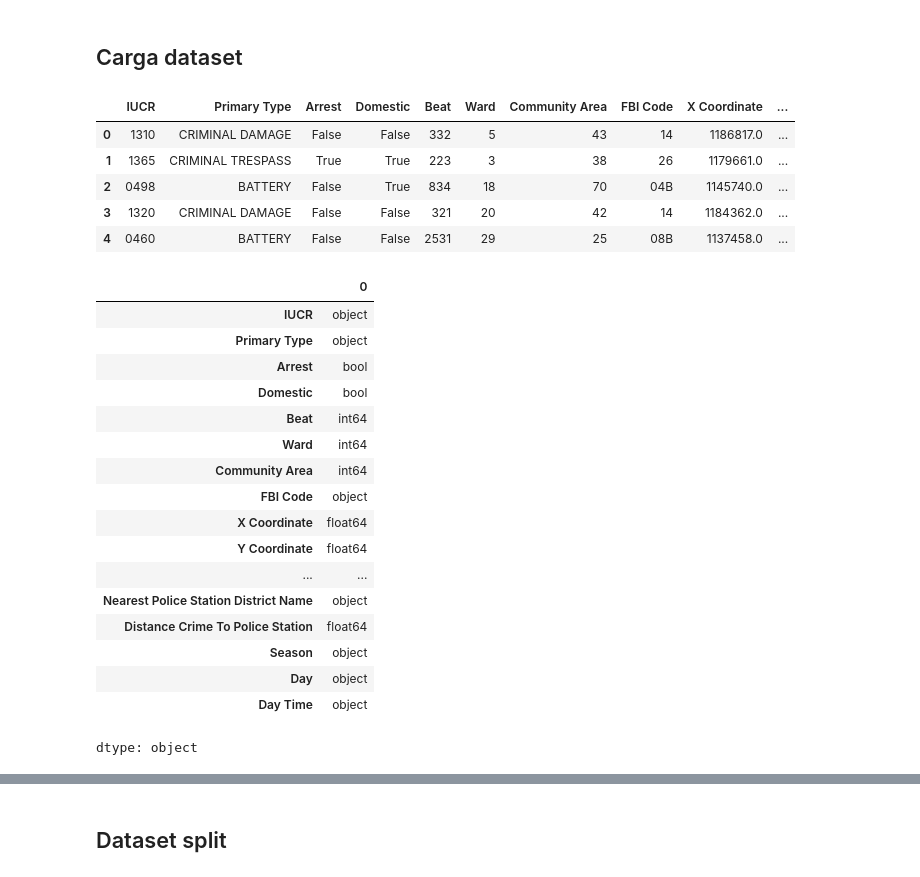
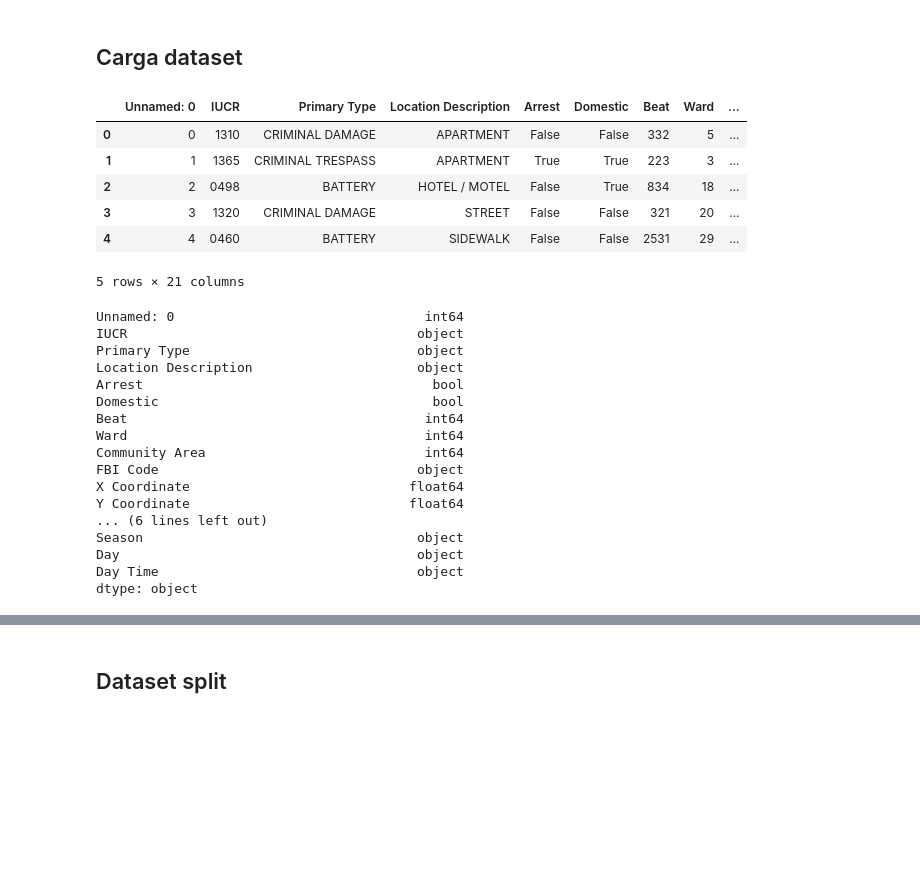
Before and after one commit to CEIA-22Co2025-Grupo4/TP-final, a Jupyter notebook: notebooks/Outliers_Encoding.ipynb, the cells around one changed output, grey strips where cells are left out. Drawn from its saved outputs; the diff is of its cells as text; code cells hidden in the pictures; blank space fills up the shorter version.

Commit message:
Day cyclic encoding fix and added location description and its encoding

```diff
--- a/notebooks/Outliers_Encoding.ipynb
+++ b/notebooks/Outliers_Encoding.ipynb
@@ -8,36 +8,36 @@ from sklearn.model_selection import train_test_split
 # %% [markdown]
 ## Carga dataset
 # %%
-df_crimes = pd.read_csv("/content/chicago_crimes_and_stations_2024_processed.csv")
-df_crimes.drop(['Unnamed: 0', 'Location Description'], axis=1, inplace=True)
+df_crimes = pd.read_csv("../datasets/chicago_crimes_and_stations_2024_processed.csv")
+df_crimes['Location Description'] = df_crimes['Location Description'].fillna('UNKNOWN')
 df_crimes.head()
 # %% [output]
-|  | IUCR | Primary Type | Arrest | Domestic | Beat | Ward | Community Area | FBI Code | X Coordinate | ... |
-| 0 | 1310 | CRIMINAL DAMAGE | False | False | 332 | 5 | 43 | 14 | 1186817.0 | ... |
-| 1 | 1365 | CRIMINAL TRESPASS | True | True | 223 | 3 | 38 | 26 | 1179661.0 | ... |
-| 2 | 0498 | BATTERY | False | True | 834 | 18 | 70 | 04B | 1145740.0 | ... |
-| 3 | 1320 | CRIMINAL DAMAGE | False | False | 321 | 20 | 42 | 14 | 1184362.0 | ... |
-| 4 | 0460 | BATTERY | False | False | 2531 | 29 | 25 | 08B | 1137458.0 | ... |
+|  | Unnamed: 0 | IUCR | Primary Type | Location Description | Arrest | Domestic | Beat | Ward | ... |
+| 0 | 0 | 1310 | CRIMINAL DAMAGE | APARTMENT | False | False | 332 | 5 | ... |
+| 1 | 1 | 1365 | CRIMINAL TRESPASS | APARTMENT | True | True | 223 | 3 | ... |
+| 2 | 2 | 0498 | BATTERY | HOTEL / MOTEL | False | True | 834 | 18 | ... |
+| 3 | 3 | 1320 | CRIMINAL DAMAGE | STREET | False | False | 321 | 20 | ... |
+| 4 | 4 | 0460 | BATTERY | SIDEWALK | False | False | 2531 | 29 | ... |
+5 rows × 21 columns
 # %%
 df_crimes.dtypes
 # %% [output]
-|  | 0 |
-| IUCR | object |
-| Primary Type | object |
-| Arrest | bool |
-| Domestic | bool |
-| Beat | int64 |
-| Ward | int64 |
-| Community Area | int64 |
-| FBI Code | object |
-| X Coordinate | float64 |
-| Y Coordinate | float64 |
-| ... | ... |
-| Nearest Police Station District Name | object |
-| Distance Crime To Police Station | float64 |
-| Season | object |
-| Day | object |
-| Day Time | object |
+Unnamed: 0                                int64
+IUCR                                     object
+Primary Type                             object
+Location Description                     object
+Arrest                                     bool
+Domestic                                   bool
+Beat                                      int64
+Ward                                      int64
+Community Area                            int64
+FBI Code                                 object
+X Coordinate                            float64
+Y Coordinate                            float64
+... (6 lines left out)
+Season                                   object
+Day                                      object
+Day Time                                 object
 dtype: object
 # %%
 df_crimes.describe()
```
Also changed, not shown: parts of 27 cells of this notebook.
